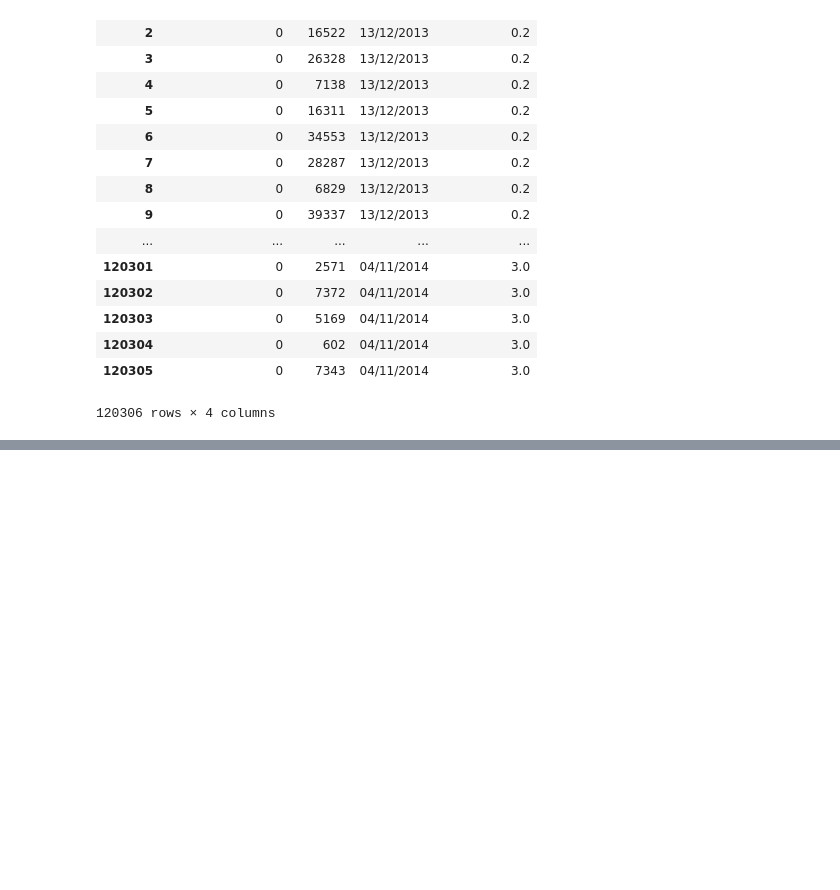
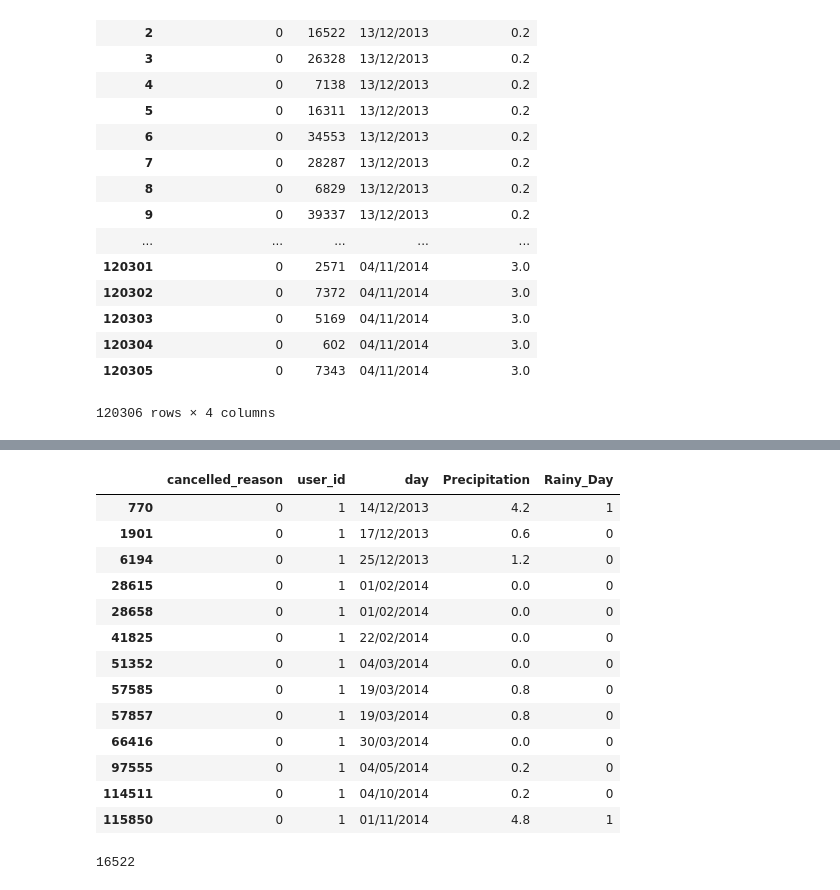
Before and after one commit to Bayakissa/Analytics_Test, a Jupyter notebook: Analytics_Test.ipynb, the cells around one changed output, grey strips where cells are left out. Saved outputs shown, nothing was run; the diff lists cells and outputs as text; code cells hidden in the pictures; blank space fills up the shorter version.

```diff
--- a/Analytics_Test.ipynb
+++ b/Analytics_Test.ipynb
@@ -72,0 +182,21 @@ order_weather
+# %%
+order_weather[order_weather.user_id == 1]
+# %% [output]
+|  | cancelled_reason | user_id | day | Precipitation | Rainy_Day |
+| 770 | 0 | 1 | 14/12/2013 | 4.2 | 1 |
+| 1901 | 0 | 1 | 17/12/2013 | 0.6 | 0 |
+| 6194 | 0 | 1 | 25/12/2013 | 1.2 | 0 |
+| 28615 | 0 | 1 | 01/02/2014 | 0.0 | 0 |
+| 28658 | 0 | 1 | 01/02/2014 | 0.0 | 0 |
+| 41825 | 0 | 1 | 22/02/2014 | 0.0 | 0 |
+| 51352 | 0 | 1 | 04/03/2014 | 0.0 | 0 |
+| 57585 | 0 | 1 | 19/03/2014 | 0.8 | 0 |
+| 57857 | 0 | 1 | 19/03/2014 | 0.8 | 0 |
+| 66416 | 0 | 1 | 30/03/2014 | 0.0 | 0 |
+| 97555 | 0 | 1 | 04/05/2014 | 0.2 | 0 |
+| 114511 | 0 | 1 | 04/10/2014 | 0.2 | 0 |
+| 115850 | 0 | 1 | 01/11/2014 | 4.8 | 1 |
+# %%
+order_weather.user_id.unique()[2]
+# %% [output]
+16522
```
Also changed, not shown: parts of 23 cells of this notebook.
